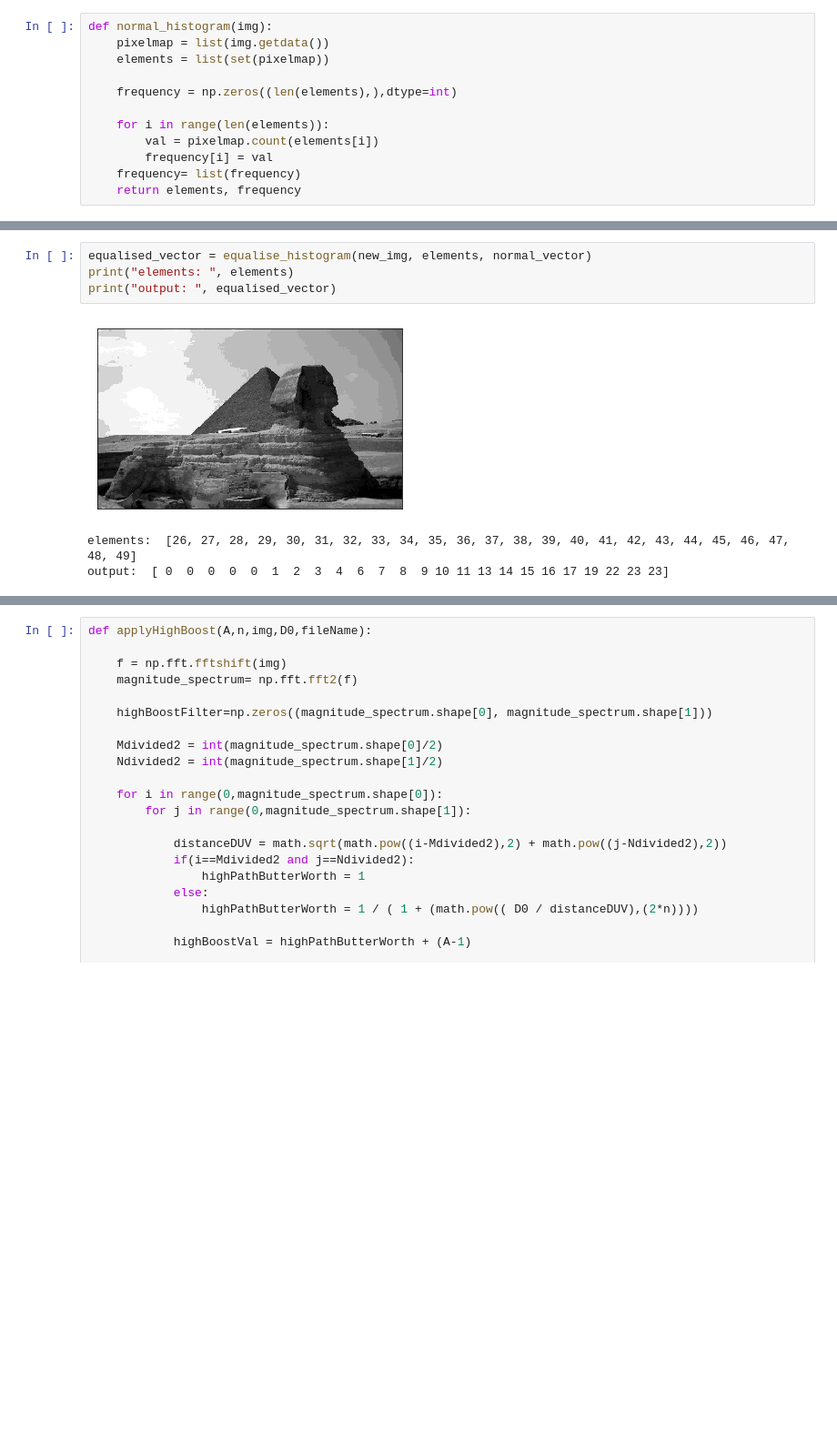
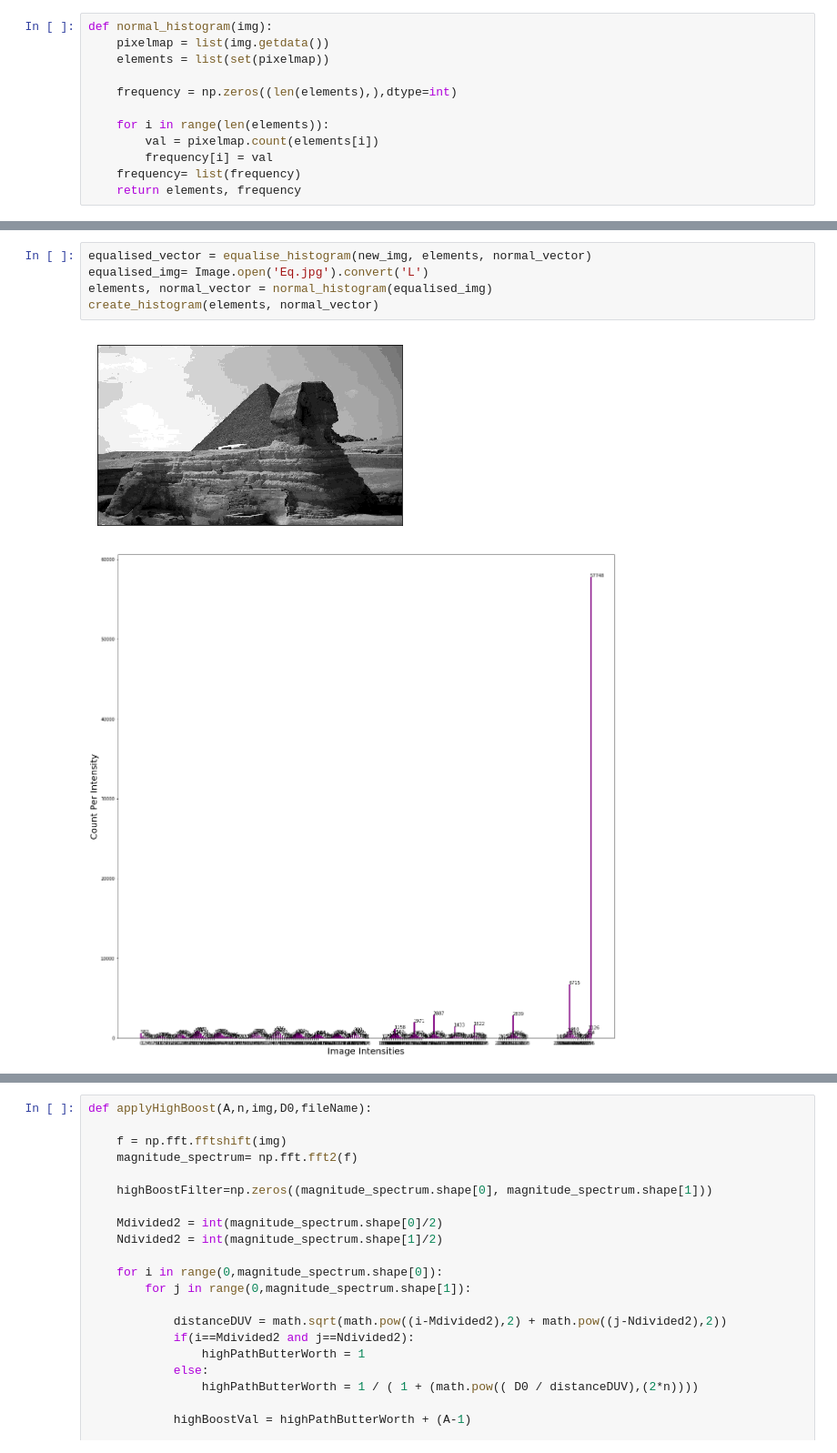
Before and after one commit to karefsn/Image-Processing-Tasks, a Jupyter notebook: IP-Assignment#1.ipynb, the cells around one changed output, grey strips where cells are left out. Shown at 91% size. Cells and saved outputs as stored; diff of their text form; blank space fills up the shorter version.

```diff
--- a/IP-Assignment#1.ipynb
+++ b/IP-Assignment#1.ipynb
@@ -75,9 +73,9 @@ for i, v in enumerate(normal_vector):
 # %%
 equalised_vector = equalise_histogram(new_img, elements, normal_vector)
-print("elements: ", elements)
-print("output: ", equalised_vector)
+equalised_img= Image.open('Eq.jpg').convert('L')
+elements, normal_vector = normal_histogram(equalised_img)
+create_histogram(elements, normal_vector)
 # %% [output]
 [figure]
-elements:  [26, 27, 28, 29, 30, 31, 32, 33, 34, 35, 36, 37, 38, 39, 40, 41, 42, 43, 44, 45, 46, 47, 48, 49]
-output:  [ 0  0  0  0  0  1  2  3  4  6  7  8  9 10 11 13 14 15 16 17 19 22 23 23]
+[figure, added]
 # %%
```
Also changed, not shown: parts of 4 cells of this notebook.
